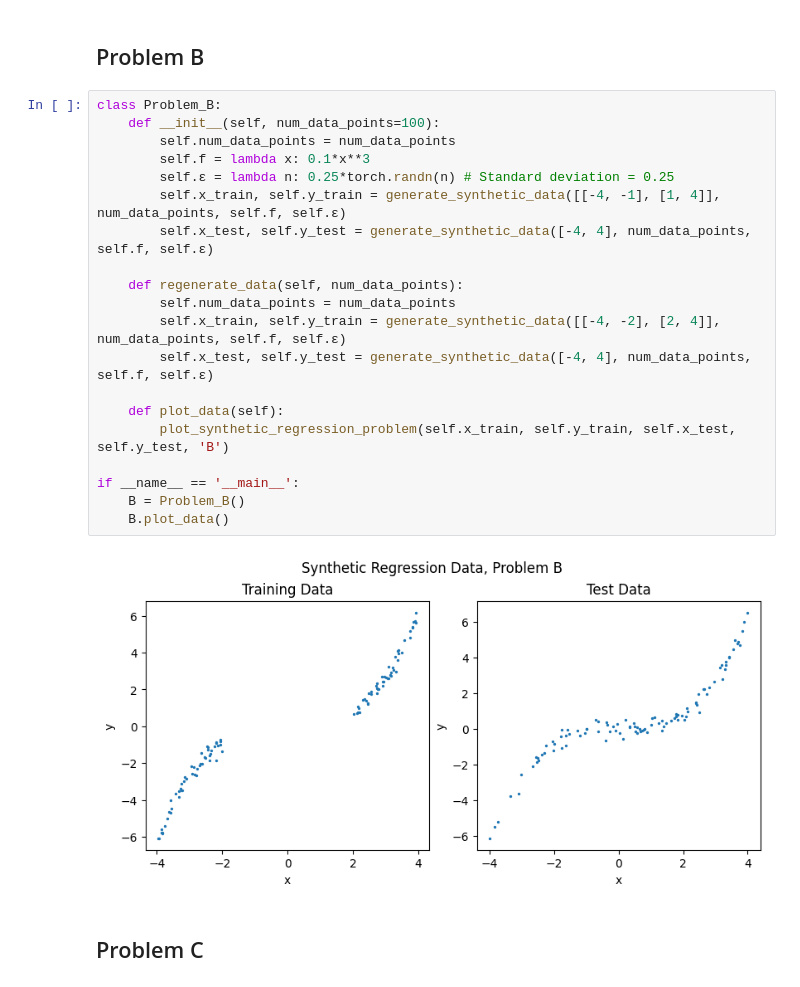
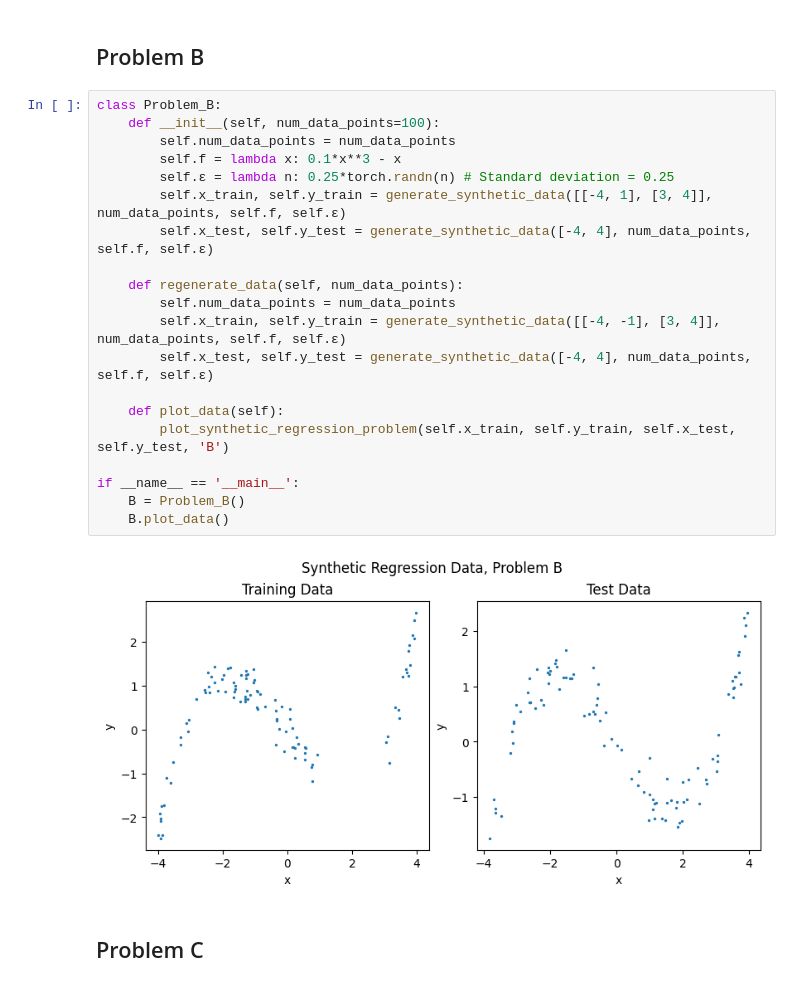
Before and after one commit to pranigopu/mastersProject, a Jupyter notebook: code/dependencies_for_data_generation.ipynb, the cells around one changed output. Saved outputs shown, nothing was run; the diff lists cells and outputs as text.

```diff
--- a/code/dependencies_for_data_generation.ipynb
+++ b/code/dependencies_for_data_generation.ipynb
@@ -195,25 +208,25 @@ if __name__ == '__main__':
 # %%
 class Problem_B:
     def __init__(self, num_data_points=100):
         self.num_data_points = num_data_points
-        self.f = lambda x: 0.1*x**3
+        self.f = lambda x: 0.1*x**3 - x
         self.ɛ = lambda n: 0.25*torch.randn(n) # Standard deviation = 0.25
-        self.x_train, self.y_train = generate_synthetic_data([[-4, -1], [1, 4]], num_data_points, self.f, self.ɛ)
+        self.x_train, self.y_train = generate_synthetic_data([[-4, 1], [3, 4]], num_data_points, self.f, self.ɛ)
         self.x_test, self.y_test = generate_synthetic_data([-4, 4], num_data_points, self.f, self.ɛ)
 
     def regenerate_data(self, num_data_points):
         self.num_data_points = num_data_points
-        self.x_train, self.y_train = generate_synthetic_data([[-4, -2], [2, 4]], num_data_points, self.f, self.ɛ)
+        self.x_train, self.y_train = generate_synthetic_data([[-4, -1], [3, 4]], num_data_points, self.f, self.ɛ)
         self.x_test, self.y_test = generate_synthetic_data([-4, 4], num_data_points, self.f, self.ɛ)
 
     def plot_data(self):
         plot_synthetic_regression_problem(self.x_train, self.y_train, self.x_test, self.y_test, 'B')
 
 if __name__ == '__main__':
     B = Problem_B()
     B.plot_data()
 # %% [output]
-[figure, old version]
+[figure, new version]
 # %% [markdown]
 ## Problem C
 # %%
```
Also changed, not shown: parts of 2 cells of this notebook, 28 other files.
